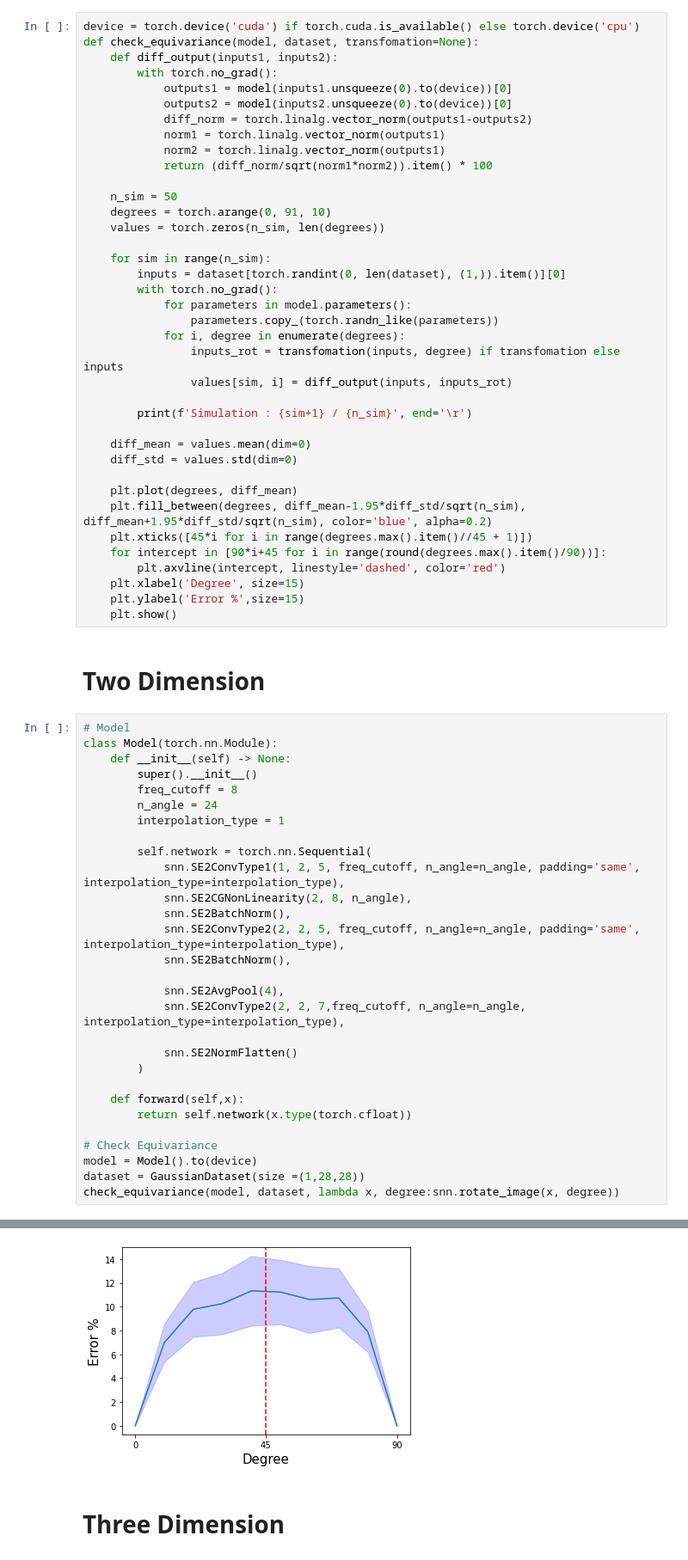
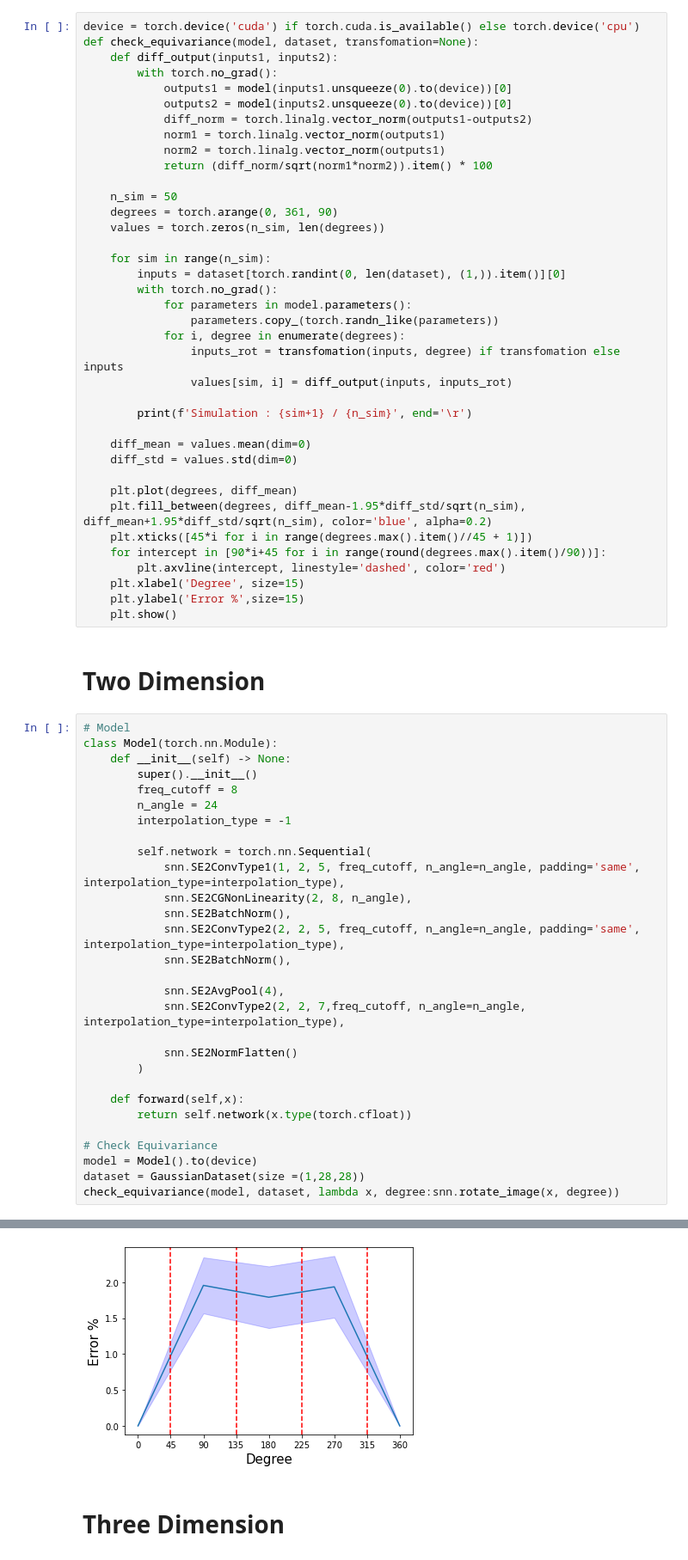
Before and after one commit to SoumyabrataKundu/Steerable, a Jupyter notebook: Equivariance.ipynb, the cells around one changed output, grey strips where cells are left out. Shown: that part at 86% size. Drawn from its saved outputs; the diff is of its cells as text.

```diff
--- a/Equivariance.ipynb
+++ b/Equivariance.ipynb
@@ -38,7 +38,7 @@ def check_equivariance(model, dataset, transfomation=None):
             return (diff_norm/sqrt(norm1*norm2)).item() * 100
 
     n_sim = 50
-    degrees = torch.arange(0, 91, 10)
+    degrees = torch.arange(0, 361, 90)
     values = torch.zeros(n_sim, len(degrees))
 
     for sim in range(n_sim):
@@ -68,35 +68,35 @@ def check_equivariance(model, dataset, transfomation=None):
 # %%
 # Model
 class Model(torch.nn.Module):
     def __init__(self) -> None:
         super().__init__()
         freq_cutoff = 8
         n_angle = 24
-        interpolation_type = 1
+        interpolation_type = -1
 
         self.network = torch.nn.Sequential(
             snn.SE2ConvType1(1, 2, 5, freq_cutoff, n_angle=n_angle, padding='same', interpolation_type=interpolation_type),
             snn.SE2CGNonLinearity(2, 8, n_angle),
             snn.SE2BatchNorm(),
             snn.SE2ConvType2(2, 2, 5, freq_cutoff, n_angle=n_angle, padding='same', interpolation_type=interpolation_type),
             snn.SE2BatchNorm(),
 
             snn.SE2AvgPool(4),
             snn.SE2ConvType2(2, 2, 7,freq_cutoff, n_angle=n_angle, interpolation_type=interpolation_type),
 
             snn.SE2NormFlatten()
         )
 
     def forward(self,x):
         return self.network(x.type(torch.cfloat))
 
 # Check Equivariance
 model = Model().to(device)
 dataset = GaussianDataset(size =(1,28,28))
 check_equivariance(model, dataset, lambda x, degree:snn.rotate_image(x, degree))
 # %% [output]
 Simulation : 50 / 50
-[figure, old version]
+[figure, new version]
 # %% [markdown]
 # Three Dimension
 # %%
```
Also changed, not shown: 1 other file.
